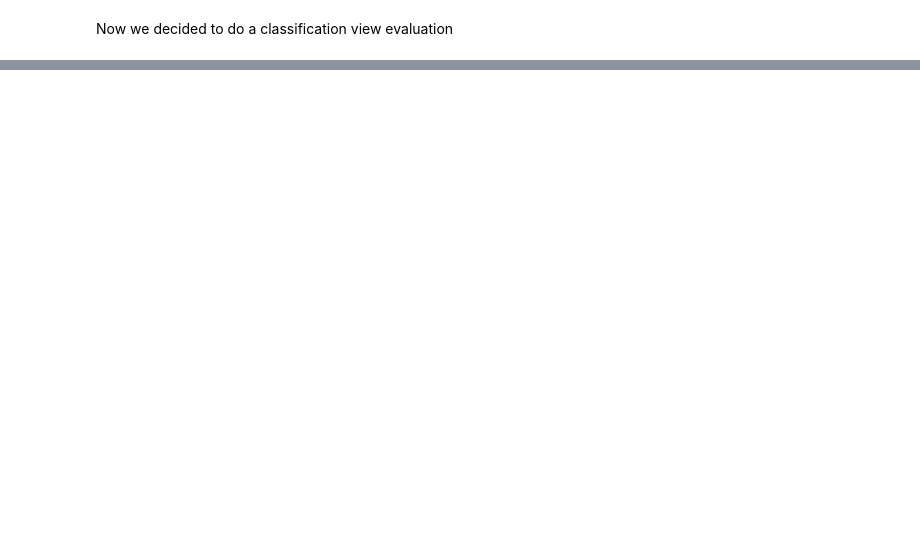
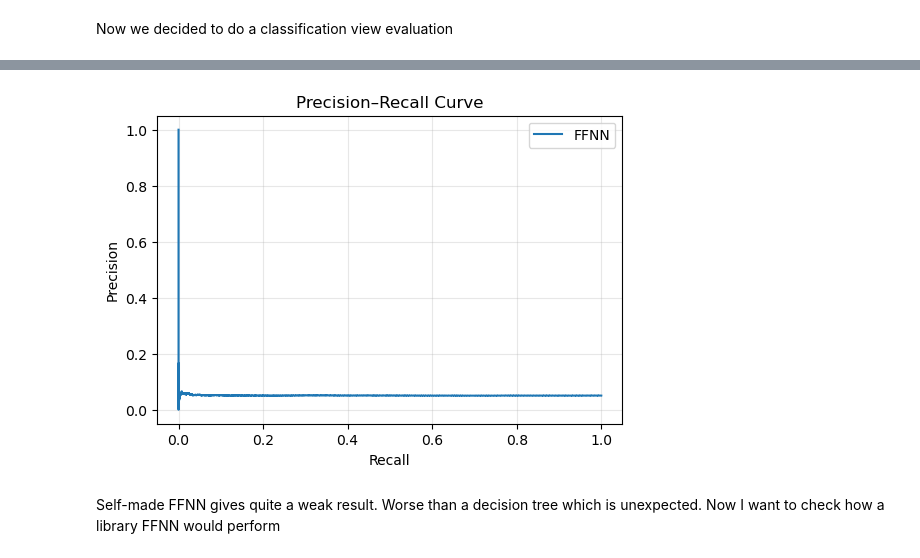
Before and after one commit to AndreiSheremet/Ml-Project.-Predicting-insurance-risk, a Jupyter notebook: FFNN_model.ipynb, the cells around one changed output, grey strips where cells are left out. Drawn from its saved outputs; the diff is of its cells as text; code cells hidden in the pictures; blank space fills up the shorter version.

```diff
--- a/FFNN_model.ipynb
+++ b/FFNN_model.ipynb
@@ -143,0 +154,17 @@ calibration_plot(y_test_1d, y_pred_flat, "FFNN")
+# %%
+def pr_curve(y_true_bin, y_pred, model_name):
+    precision, recall, thresholds = precision_recall_curve(y_true_bin, y_pred)
+
+    plt.figure(figsize=(6,4))
+    plt.plot(recall, precision, label=model_name)
+    plt.xlabel("Recall")
+    plt.ylabel("Precision")
+    plt.title("Precision–Recall Curve")
+    plt.legend()
+    plt.grid(alpha=0.3)
+    plt.show()
+pr_curve((y_test>0).astype(int), y_pred, "FFNN")
+# %% [output]
+[figure, added]
+# %% [markdown]
+Self-made FFNN  gives quite a weak result. Worse than a decision tree which is unexpected. Now I want to check how a library FFNN would perform
```
Also changed, not shown: parts of 8 cells of this notebook, 4 other files.
